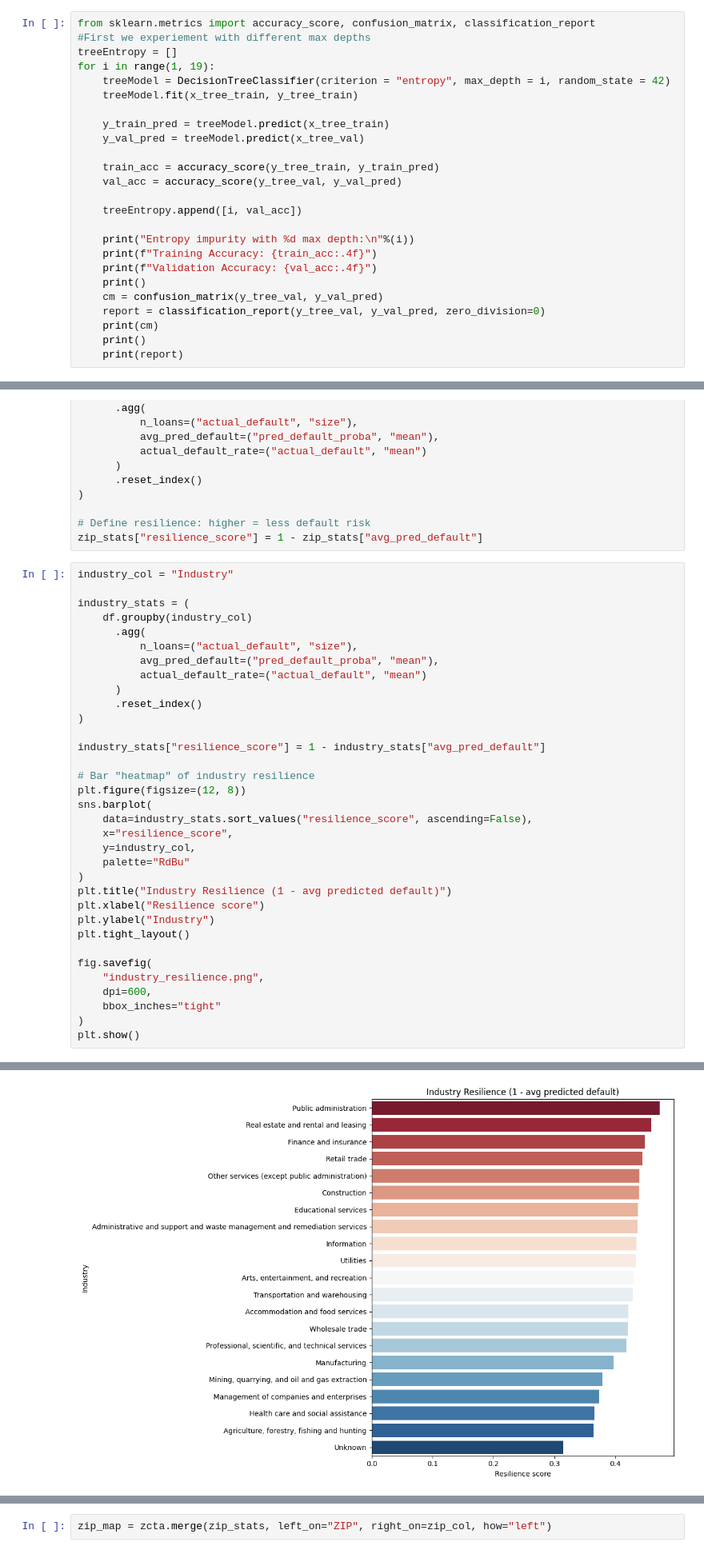
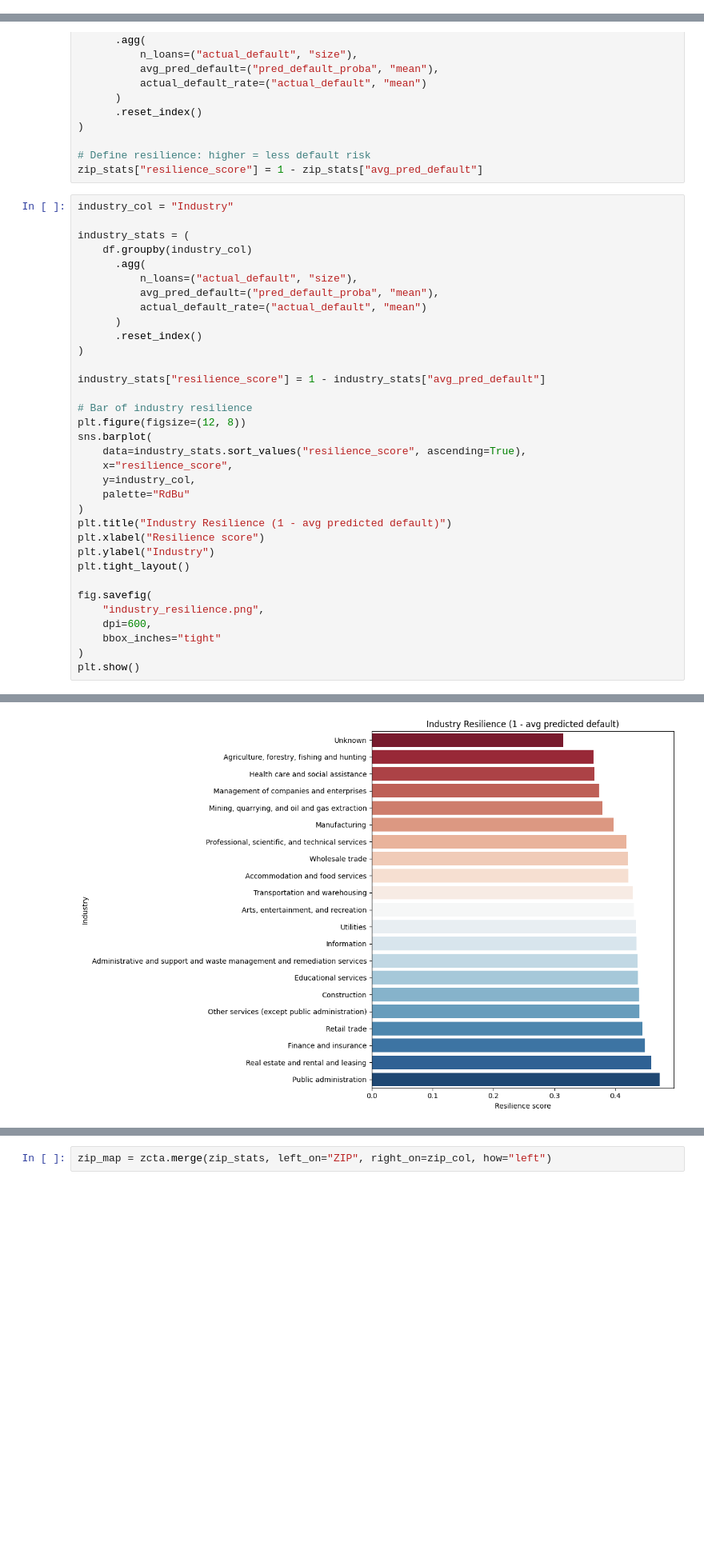
Before and after one commit to emr75/LoanAnalysis, a Jupyter notebook: mlProject.ipynb, the cells around one changed output, grey strips where cells are left out. Shown at 80% size. Saved outputs shown, nothing was run; the diff lists cells and outputs as text; blank space fills up the shorter version.

```diff
--- a/mlProject.ipynb
+++ b/mlProject.ipynb
@@ -319,28 +319,3 @@ for col in categoricalFeatures:
     le = encoders[col]
     x_tree_val[col] = le.transform(x_tree_val[col])
     x_tree_test[col] = le.transform(x_tree_test[col])
-# %%
-from sklearn.metrics import accuracy_score, confusion_matrix, classification_report
-#First we experiement with different max depths
-treeEntropy = []
-for i in range(1, 19):
-    treeModel = DecisionTreeClassifier(criterion = "entropy", max_depth = i, random_state = 42)
-    treeModel.fit(x_tree_train, y_tree_train)
-
-    y_train_pred = treeModel.predict(x_tree_train)
-    y_val_pred = treeModel.predict(x_tree_val)
-
-    train_acc = accuracy_score(y_tree_train, y_train_pred)
-    val_acc = accuracy_score(y_tree_val, y_val_pred)
-
-    treeEntropy.append([i, val_acc])
-
-    print("Entropy impurity with %d max depth:\n"%(i))
-    print(f"Training Accuracy: {train_acc:.4f}")
-    print(f"Validation Accuracy: {val_acc:.4f}")
-    print()
-    cm = confusion_matrix(y_tree_val, y_val_pred)
-    report = classification_report(y_tree_val, y_val_pred, zero_division=0)
-    print(cm)
-    print()
-    print(report)
@@ -567,36 +547,36 @@ industry_stats = (
           n_loans=("actual_default", "size"),
           avg_pred_default=("pred_default_proba", "mean"),
           actual_default_rate=("actual_default", "mean")
       )
       .reset_index()
 )
 
 industry_stats["resilience_score"] = 1 - industry_stats["avg_pred_default"]
 
-# Bar "heatmap" of industry resilience
+# Bar of industry resilience
 plt.figure(figsize=(12, 8))
 sns.barplot(
-    data=industry_stats.sort_values("resilience_score", ascending=False),
+    data=industry_stats.sort_values("resilience_score", ascending=True),
     x="resilience_score",
     y=industry_col,
     palette="RdBu"
 )
 plt.title("Industry Resilience (1 - avg predicted default)")
 plt.xlabel("Resilience score")
 plt.ylabel("Industry")
 plt.tight_layout()
 
 fig.savefig(
     "industry_resilience.png",
     dpi=600,
     bbox_inches="tight"
 )
 plt.show()
 # %% [output]
 Passing `palette` without assigning `hue` is deprecated and will be removed in v0.14.0. Assign the `y` variable to `hue` and set `legend=False` for the same effect.
 
   sns.barplot(
-[figure, old version]
+[figure, new version]
 # %%
 zip_stats["Zip3"] = zip_stats["Zip"].astype(str).str[:3]
 
```
Also changed, not shown: parts of 2 cells of this notebook.
